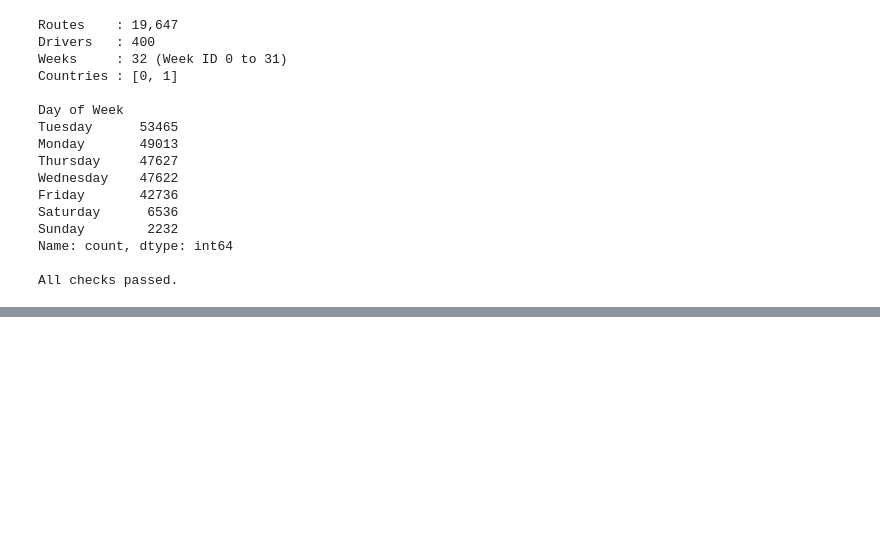
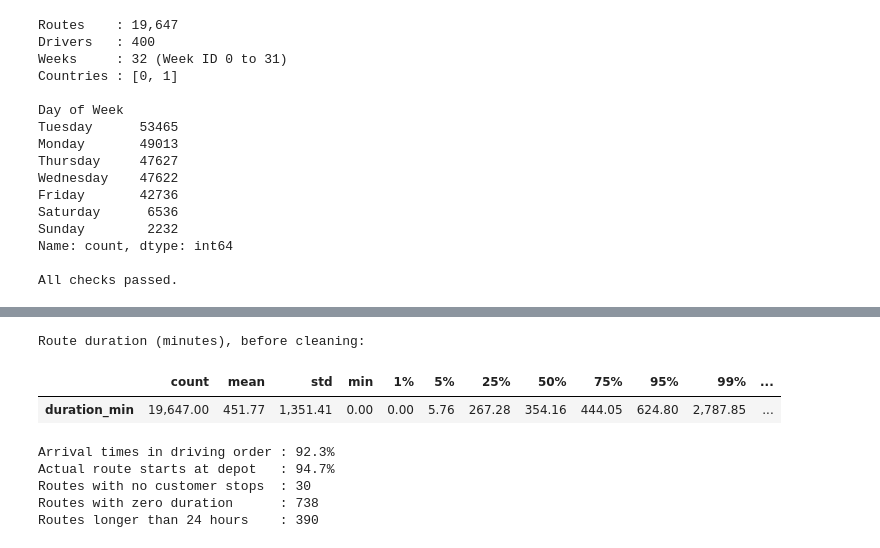
Before and after one commit to brucenguyen0302-code/last-mile-route-duration, a Jupyter notebook: notebooks/AT1_II_route_duration.ipynb, the cells around one changed output, grey strips where cells are left out. Saved outputs shown, nothing was run; the diff lists cells and outputs as text; code cells hidden in the pictures; blank space fills up the shorter version.

```diff
--- a/notebooks/AT1_II_route_duration.ipynb
+++ b/notebooks/AT1_II_route_duration.ipynb
@@ -178,0 +269,23 @@ All checks passed.
+# %%
+assert routes['Route ID'].is_unique
+assert len(routes) == raw['Route ID'].nunique()
+assert (routes['n_stops'] + routes['n_depot_visits']).sum() == len(raw)
+assert routes['Route ID'].is_monotonic_increasing and routes['week_id'].is_monotonic_increasing
+
+print('Route duration (minutes), before cleaning:')
+display(routes['duration_min'].describe(percentiles=[.01, .05, .25, .5, .75, .95, .99]).to_frame().T)
+
+print(f"Arrival times in driving order : {routes['flag_in_order'].mean():.1%}")
+print(f"Actual route starts at depot   : {routes['flag_depot_first'].mean():.1%}")
+print(f"Routes with no customer stops  : {(routes['n_stops'] == 0).sum()}")
+print(f"Routes with zero duration      : {(routes['duration_min'] == 0).sum()}")
+print(f"Routes longer than 24 hours    : {(routes['duration_min'] > 1440).sum()}")
+# %% [output]
+Route duration (minutes), before cleaning:
+|  | count | mean | std | min | 1% | 5% | 25% | 50% | 75% | 95% | 99% | ... |
+| duration_min | 19,647.00 | 451.77 | 1,351.41 | 0.00 | 0.00 | 5.76 | 267.28 | 354.16 | 444.05 | 624.80 | 2,787.85 | ... |
+Arrival times in driving order : 92.3%
+Actual route starts at depot   : 94.7%
+Routes with no customer stops  : 30
+Routes with zero duration      : 738
+Routes longer than 24 hours    : 390
```
Also changed, not shown: parts of 3 cells of this notebook.
